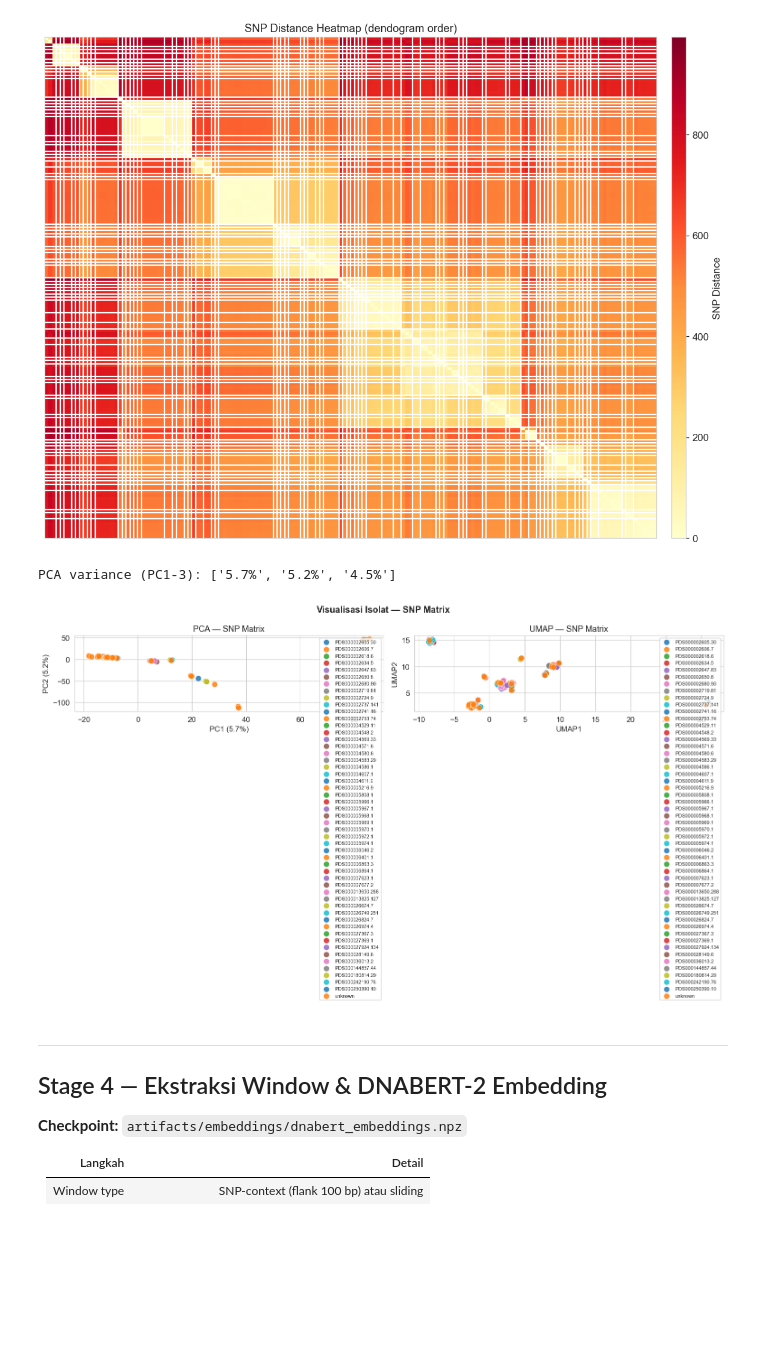
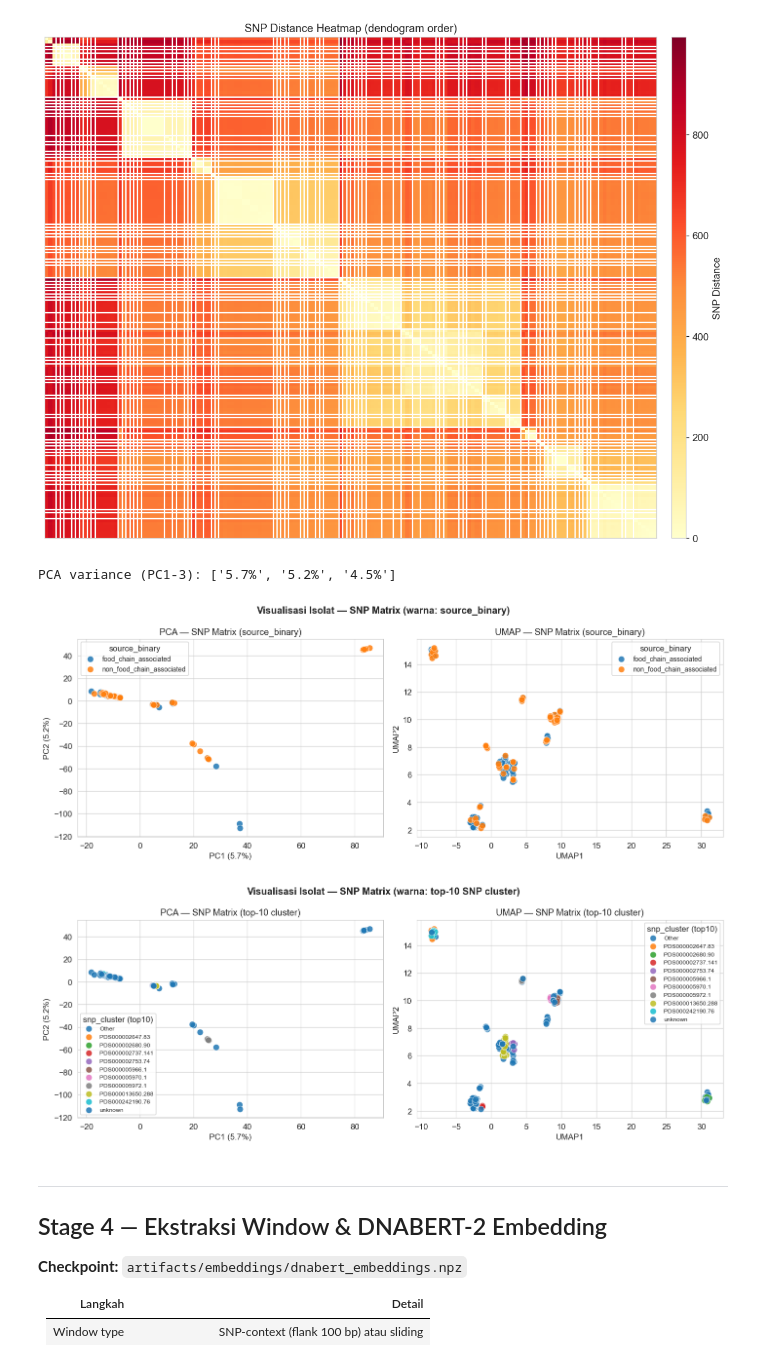
Before and after one commit to danenftyessir/salmonella-genome-forensics, a Jupyter notebook: notebooks/salmogen_trace_pipeline.ipynb, the cells around one changed output. Drawn from its saved outputs; the diff is of its cells as text; code cells hidden in the pictures; blank space fills up the shorter version.

```diff
--- a/notebooks/salmogen_trace_pipeline.ipynb
+++ b/notebooks/salmogen_trace_pipeline.ipynb
@@ -85,10 +85,11 @@ Data yang digunakan: **genome sequence**, **metadata**, **AMR information**, dan
 # %% [markdown]
 ##  Setup & Konfigurasi
 # %%
-# ── Satu flag untuk mengontrol seluruh checkpoint ─────────────────────────
+# Satu flag untuk mengontrol seluruh checkpoint
+
 # False → load artifact jika sudah ada  (hemat waktu untuk demo/laporan)
 # True  → compute ulang dari awal semua tahap
-FORCE_RECOMPUTE = True
+FORCE_RECOMPUTE = False
 # %%
 import sys, os, warnings
 warnings.filterwarnings('ignore')
@@ -433,12 +420,14 @@ Isolat valid pasca-QC: 168
 ### EDA — Kualitas Sekuens Genome
 # %%
 # df_seq: gabung qc_df dengan metadata
+_meta_cols = ['assembly_accession', 'isolation_source', 'snp_cluster']
+if 'source_binary' in metadata_df.columns:
+    _meta_cols.append('source_binary')
+
 df_seq = qc_df.reset_index().merge(
-    metadata_df[['assembly_accession', 'isolation_source', 'snp_cluster']],
+    metadata_df[_meta_cols],
     on='assembly_accession', how='left'
 )
-if 'assembly_accession' in df_seq.columns and df_seq.index.name != 'assembly_accession':
-    pass  # keep as is
 df_seq['length_Mb'] = df_seq['genome_length_bp'] / 1e6
 print(df_seq[['genome_length_bp','gc_content','n_fraction','contig_count']].describe().round(4))
 # %% [output]
@@ -944,6 +973,7 @@ Separation ratio     : 1.60×
 # %%
 from scipy.cluster.hierarchy import dendrogram
 
+_clust_method = cfg['clustering']['method'].capitalize()
 cluster_ids   = list(set(acc_to_cluster.values()))
 cluster_color = {c: plt.cm.tab20(i/max(len(cluster_ids),1)) for i,c in enumerate(cluster_ids)}
 fig, ax = plt.subplots(figsize=(16, 5))
@@ -952,7 +982,7 @@ dend = dendrogram(linkage_mat, labels=iso_labels, leaf_rotation=90, leaf_font_si
 for lbl in ax.get_xticklabels():
     acc = lbl.get_text()
     lbl.set_color(cluster_color.get(acc_to_cluster.get(acc,'unknown'), 'black'))
-ax.set_title('Hierarchical Clustering Dendrogram — SNP Distance (Ward)', fontsize=13)
+ax.set_title(f'Hierarchical Clustering Dendrogram — SNP Distance ({_clust_method})', fontsize=13)
 ax.set_ylabel('SNP Distance')
 handles = [mpatches.Patch(color=cluster_color[c], label=c[:22]) for c in cluster_ids[:12]]
 ax.legend(handles=handles, loc='upper right', fontsize=7, title='SNP Cluster')
@@ -986,43 +1016,79 @@ plt.show()
 # %%
 from sklearn.preprocessing import StandardScaler
 from sklearn.decomposition import PCA as skPCA
 import umap as umap_module
+from collections import Counter
 
 if snp_encoded_df.shape[1] == 0:
-    print("[SKIP] SNP matrix kosong — PCA/UMAP SNP dilewati. Jalankan ulang setelah SNP matrix berhasil dibangun.")
+    print('[SKIP] SNP matrix kosong — PCA/UMAP SNP dilewati.')
 else:
     snp_vals   = snp_encoded_df.values.astype(float)
     snp_scaled = StandardScaler().fit_transform(snp_vals)
     accs_snp   = snp_encoded_df.index.tolist()
     pca_snp    = skPCA(n_components=10, random_state=42)
     pca_c      = pca_snp.fit_transform(snp_scaled)
     nn         = min(10, len(snp_encoded_df)-1)
     umap_c     = umap_module.UMAP(n_components=2, n_neighbors=nn, random_state=42).fit_transform(snp_scaled)
     print('PCA variance (PC1-3):', [f'{v*100:.1f}%' for v in pca_snp.explained_variance_ratio_[:3]])
 
-    fig, axes = plt.subplots(1, 2, figsize=(14, 5.5))
-    clusters_snp = [acc_to_cluster.get(a,'unknown') for a in accs_snp]
-    uniq_cl      = sorted(set(clusters_snp))
-    cmap_cl      = {c: PALETTE[i%10] for i,c in enumerate(uniq_cl)}
+    _meta_idx = metadata_df.set_index('assembly_accession')
+    src_snp   = _meta_idx['source_binary'].reindex(accs_snp).fillna('unknown').astype(str).tolist()
+
+    # ── Versi laporan utama: warna = source_binary (sedikit kategori, legend ringkas)
+    fig, axes = plt.subplots(1, 2, figsize=(13, 5))
     for ax_i, (coords, title, xl, yl) in enumerate([
-        (pca_c,  'PCA — SNP Matrix',
+        (pca_c,  'PCA — SNP Matrix (source_binary)',
          f"PC1 ({pca_snp.explained_variance_ratio_[0]*100:.1f}%)",
          f"PC2 ({pca_snp.explained_variance_ratio_[1]*100:.1f}%)"),
-        (umap_c, 'UMAP — SNP Matrix', 'UMAP1', 'UMAP2'),
+        (umap_c, 'UMAP — SNP Matrix (source_binary)', 'UMAP1', 'UMAP2'),
     ]):
         ax = axes[ax_i]
-        for cl in uniq_cl:
-            mask = np.array([c==cl for c in clusters_snp])
-            ax.scatter(coords[mask,0], coords[mask,1], color=cmap_cl[cl],
-                       s=70, alpha=0.85, label=cl[:22], edgecolors='white', linewidth=0.5)
-        ax.set_xlabel(xl); ax.set_ylabel(yl); ax.set_title(title, fontsize=12); ax.legend(fontsize=7)
-    plt.suptitle('Visualisasi Isolat — SNP Matrix', fontsize=13, fontweight='bold')
+        uniq_src = sorted(set(src_snp))
+        cmap_src = {c: PALETTE[i % len(PALETTE)] for i, c in enumerate(uniq_src)}
+        for lbl in uniq_src:
+            mask = np.array([s == lbl for s in src_snp])
+            ax.scatter(coords[mask, 0], coords[mask, 1], color=cmap_src[lbl],
+                       s=70, alpha=0.85, label=lbl, edgecolors='white', linewidth=0.5)
+        ax.set_xlabel(xl); ax.set_ylabel(yl)
+        ax.set_title(title, fontsize=12)
+        ax.legend(fontsize=9, title='source_binary')
+    plt.suptitle('Visualisasi Isolat — SNP Matrix (warna: source_binary)',
+                 fontsize=13, fontweight='bold')
     plt.tight_layout()
     plt.savefig(os.path.join(FIG_OUT, 'clustering', '05_pca_umap_snp.png'), dpi=150)
     plt.show()
+
+    # ── Versi analisis genom: top-10 snp_cluster, sisanya 'Other'
+    snp_cl_raw  = [acc_to_cluster.get(a, 'unknown') for a in accs_snp]
+    top10_cl    = {k for k, _ in Counter(snp_cl_raw).most_common(10)}
+    snp_cl_plot = [c if c in top10_cl else 'Other' for c in snp_cl_raw]
+
+    fig, axes = plt.subplots(1, 2, figsize=(13, 5))
+    for ax_i, (coords, title, xl, yl) in enumerate([
+        (pca_c,  'PCA — SNP Matrix (top-10 cluster)',
+         f"PC1 ({pca_snp.explained_variance_ratio_[0]*100:.1f}%)",
+         f"PC2 ({pca_snp.explained_variance_ratio_[1]*100:.1f}%)"),
+        (umap_c, 'UMAP — SNP Matrix (top-10 cluster)', 'UMAP1', 'UMAP2'),
+    ]):
+        ax = axes[ax_i]
+        uniq_cl = sorted(set(snp_cl_plot))
+        cmap_cl = {c: PALETTE[i % len(PALETTE)] for i, c in enumerate(uniq_cl)}
+        for lbl in uniq_cl:
+            mask = np.array([c == lbl for c in snp_cl_plot])
+            ax.scatter(coords[mask, 0], coords[mask, 1], color=cmap_cl[lbl],
+                       s=70, alpha=0.85, label=lbl[:22], edgecolors='white', linewidth=0.5)
+        ax.set_xlabel(xl); ax.set_ylabel(yl)
+        ax.set_title(title, fontsize=12)
+        ax.legend(fontsize=8, title='snp_cluster (top10)')
+    plt.suptitle('Visualisasi Isolat — SNP Matrix (warna: top-10 SNP cluster)',
+                 fontsize=13, fontweight='bold')
+    plt.tight_layout()
+    plt.savefig(os.path.join(FIG_OUT, 'clustering', '05_pca_umap_snp_cluster.png'), dpi=150)
+    plt.show()
 # %% [output]
 PCA variance (PC1-3): ['5.7%', '5.2%', '4.5%']
-[figure, old version]
+[figure, new version]
+[figure, added]
 # %% [markdown]
 ---
 ## Stage 4 — Ekstraksi Window & DNABERT-2 Embedding
```
Also changed, not shown: parts of 17 cells of this notebook, 4 other files.
